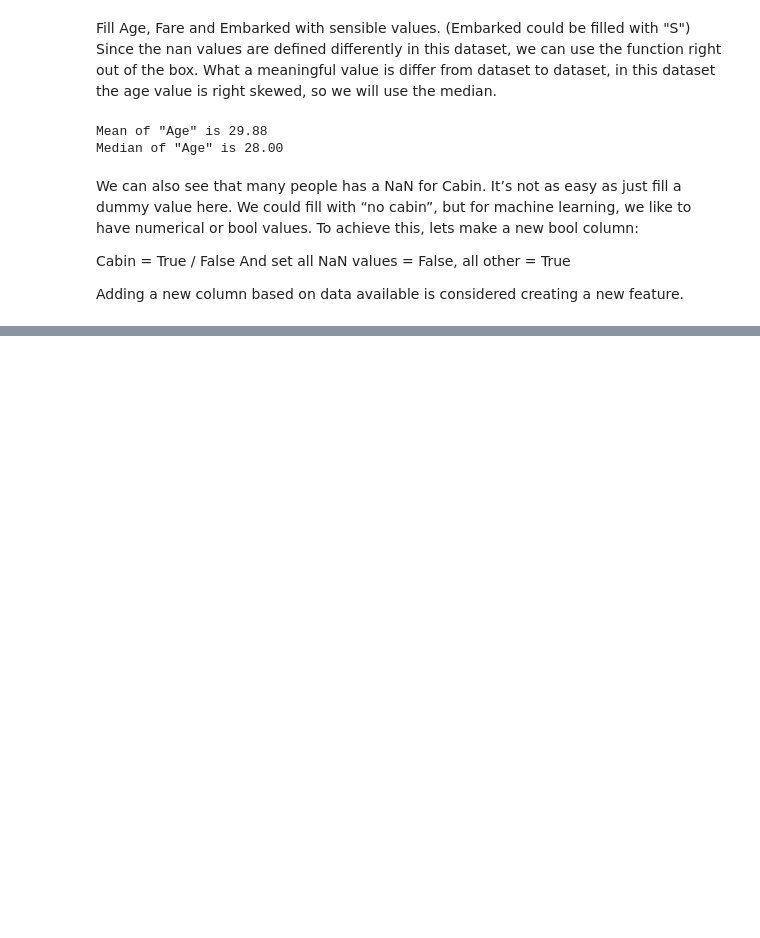
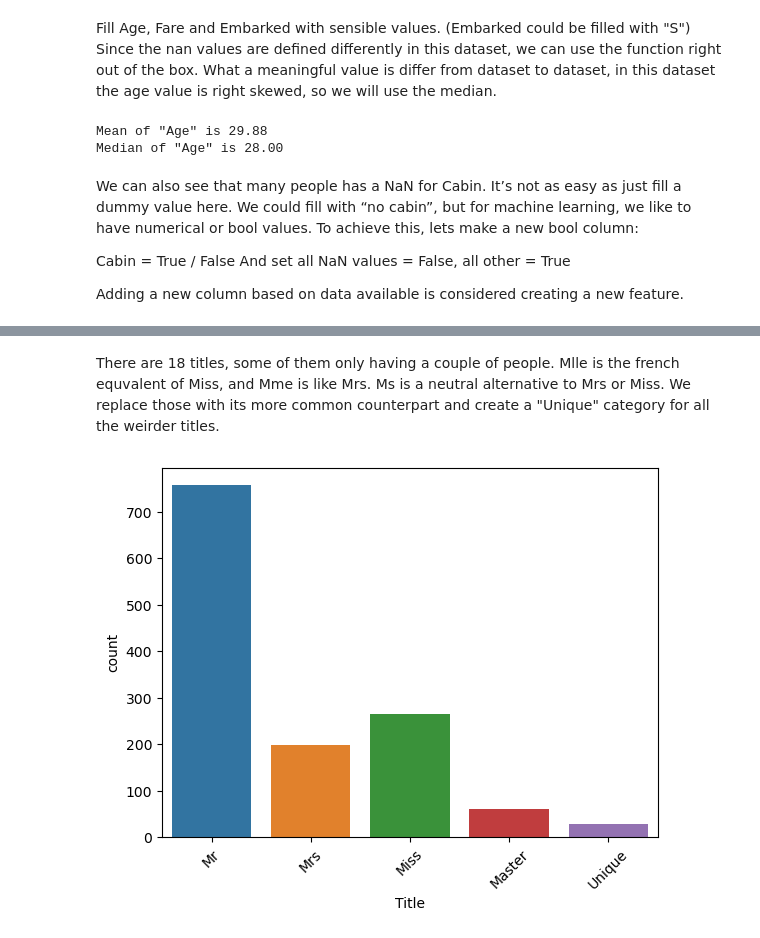
Before and after one commit to ValerieSmidt/Intro-til-KI, a Jupyter notebook: Lab2.ipynb, the cells around one changed output, grey strips where cells are left out. Drawn from its saved outputs; the diff is of its cells as text; code cells hidden in the pictures; blank space fills up the shorter version.

```diff
--- a/Lab2.ipynb
+++ b/Lab2.ipynb
@@ -85,0 +74,2 @@ dtype: int64
+# %%
+df = df.drop(['Cabin','HasCabin'], axis=1)
@@ -85,0 +82,3 @@ dtype: int64
+# %%
+df["Title"] = df.Name.apply(lambda x: re.search(' ([A-Z][a-z]+)\.', x).group(1))
+df["Title"].value_counts()
@@ -85,0 +105,9 @@ dtype: int64
+# %% [markdown]
+There are 18 titles, some of them only having a couple of people. Mlle is the french equvalent of Miss, and Mme is like Mrs. Ms is a neutral alternative to Mrs or Miss. We replace those with its more common counterpart and create a "Unique" category for all the weirder titles.
+# %%
+df["Title"] = df["Title"].replace({'Mlle':'Miss', 'Mme':'Mrs','Ms':'Miss'})
+df["Title"] = df["Title"].replace(["Dona","Jonkheer","Countess","Capt","Don","Sir","Lady","Major","Col", "Dr","Rev"], "Unique")
+sns.countplot(x='Title', data=df, hue="Title"); #seaborn countplot
+plt.xticks(rotation=45);
+# %% [output]
+[figure, added]
```
Also changed, not shown: parts of 15 cells of this notebook, 1 other file.
